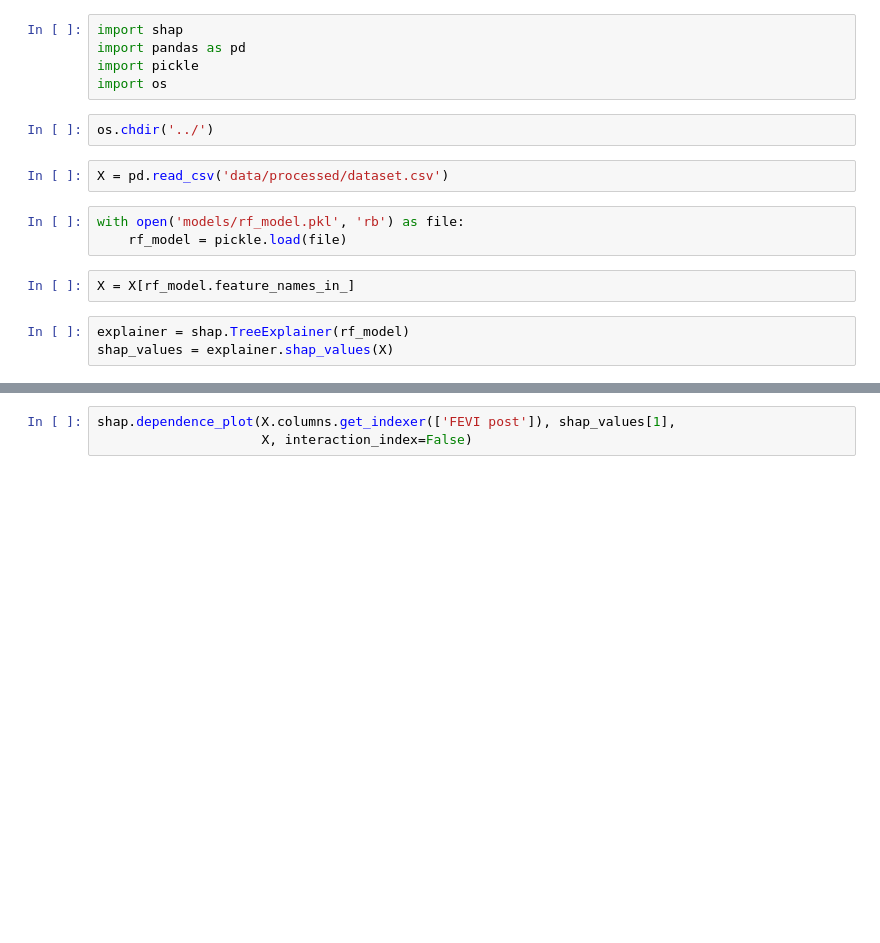
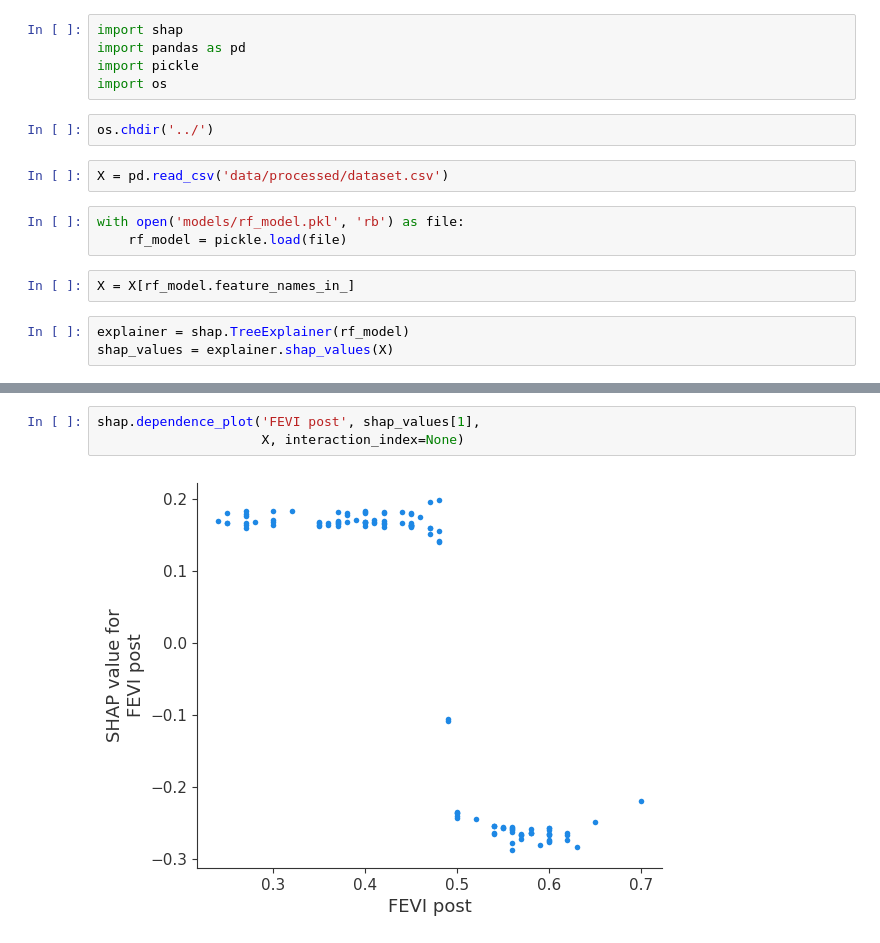
Before and after one commit to rxhdz/LCOS-Predictor, a Jupyter notebook: notebooks/04_explainability.ipynb, the cells around one changed output, grey strips where cells are left out. Cells and saved outputs as stored; diff of their text form; blank space fills up the shorter version.

Commit message:
fix: correct shap.dependence_plot usage

```diff
--- a/notebooks/04_explainability.ipynb
+++ b/notebooks/04_explainability.ipynb
@@ -29,4 +22,6 @@ AssertionError: The shape of the shap_values matrix does not match the shape of
 # %%
-shap.dependence_plot(X.columns.get_indexer(['FEVI post']), shap_values[1],
-                     X, interaction_index=False)
+shap.dependence_plot('FEVI post', shap_values[1],
+                     X, interaction_index=None)
+# %% [output]
+[figure, added]
 # %%
```
Also changed, not shown: parts of 4 cells of this notebook.
